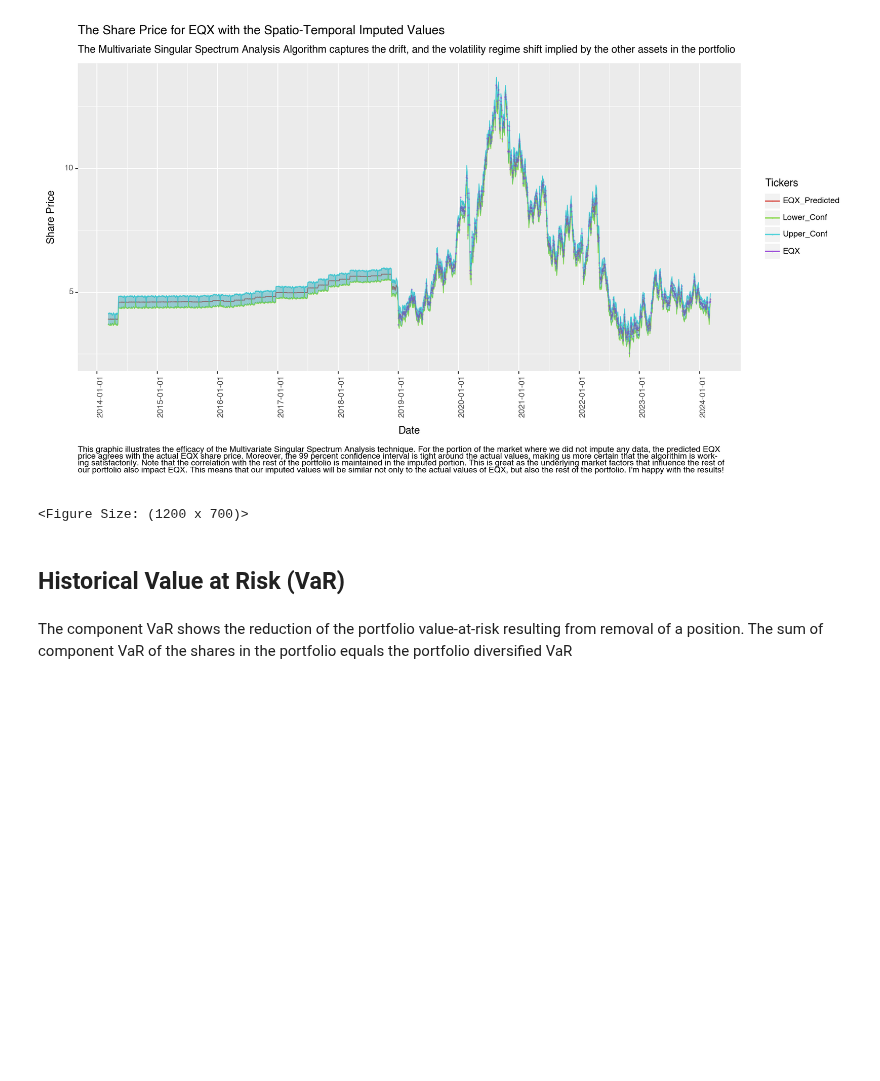
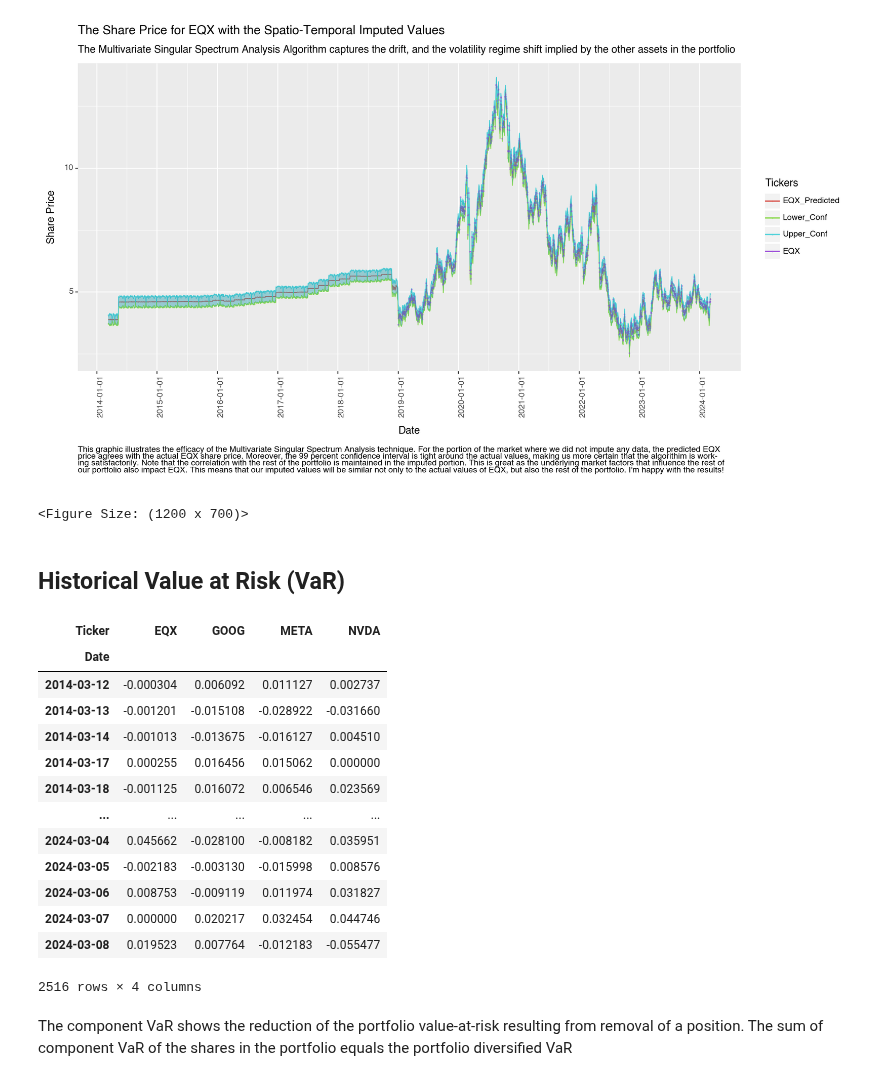
Before and after one commit to tomiadewusi/Case-Study, a Jupyter notebook: caseStudy2.ipynb, the cells around one changed output. Cells and saved outputs as stored; diff of their text form; code cells hidden in the pictures; blank space fills up the shorter version.

```diff
--- a/caseStudy2.ipynb
+++ b/caseStudy2.ipynb
@@ -122,6 +122,22 @@ plotEQX
 ## Historical Value at Risk (VaR)
 # %%
 dailyReturns = dataLookbackFull.pct_change().dropna()
+dailyReturns
+# %% [output]
+| Ticker | EQX | GOOG | META | NVDA |
+| Date |  |  |  |  |
+| 2014-03-12 | -0.000304 | 0.006092 | 0.011127 | 0.002737 |
+| 2014-03-13 | -0.001201 | -0.015108 | -0.028922 | -0.031660 |
+| 2014-03-14 | -0.001013 | -0.013675 | -0.016127 | 0.004510 |
+| 2014-03-17 | 0.000255 | 0.016456 | 0.015062 | 0.000000 |
+| 2014-03-18 | -0.001125 | 0.016072 | 0.006546 | 0.023569 |
+| ... | ... | ... | ... | ... |
+| 2024-03-04 | 0.045662 | -0.028100 | -0.008182 | 0.035951 |
+| 2024-03-05 | -0.002183 | -0.003130 | -0.015998 | 0.008576 |
+| 2024-03-06 | 0.008753 | -0.009119 | 0.011974 | 0.031827 |
+| 2024-03-07 | 0.000000 | 0.020217 | 0.032454 | 0.044746 |
+| 2024-03-08 | 0.019523 | 0.007764 | -0.012183 | -0.055477 |
+2516 rows × 4 columns
 # %% [markdown]
 The component VaR shows the reduction of the portfolio value-at-risk resulting from removal of a position. The sum of component VaR of the shares in the portfolio equals the portfolio diversified VaR
 # %%
```
Also changed, not shown: parts of 10 cells of this notebook.
